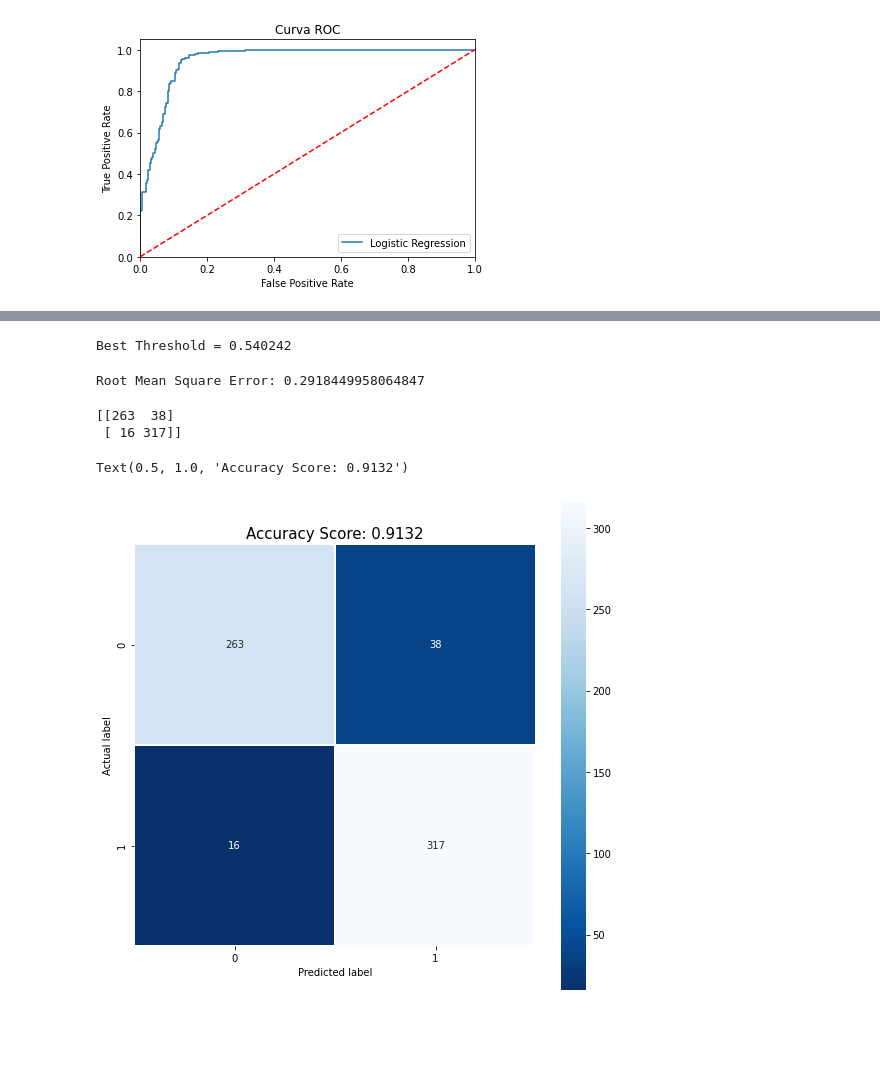
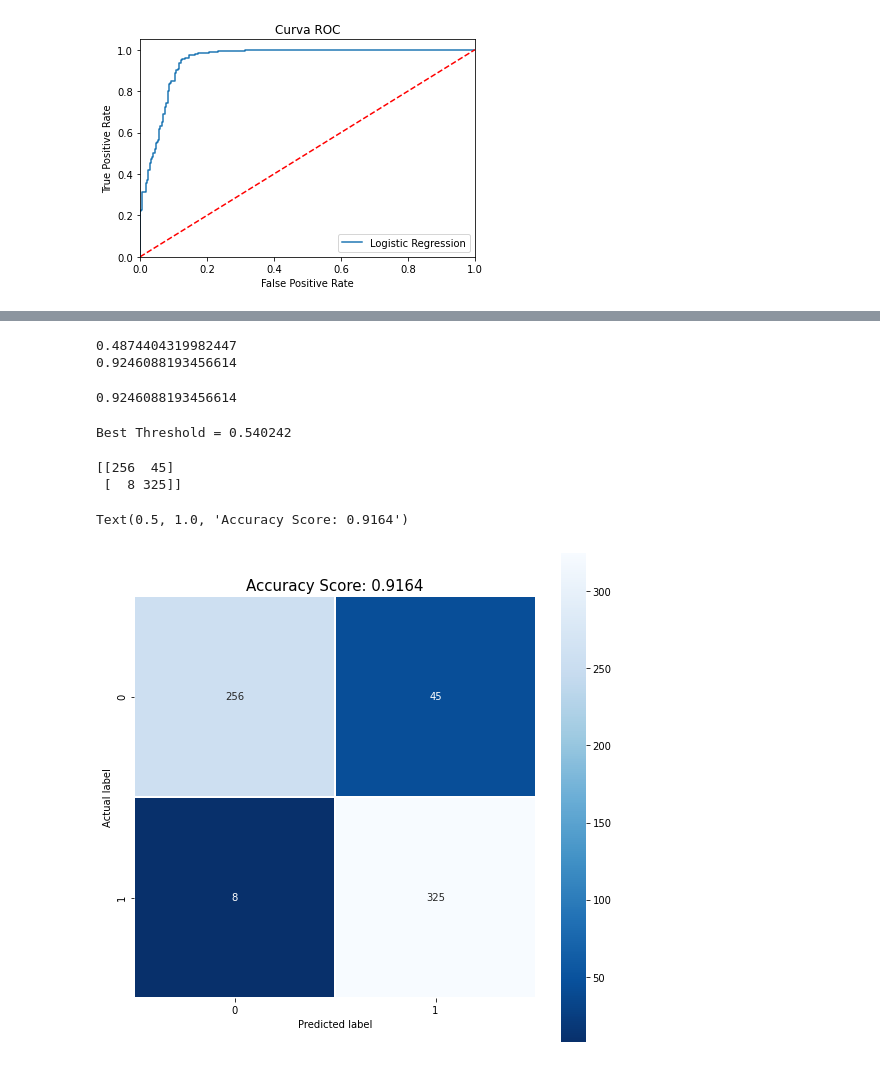
Before and after one commit to arlindots/maclea, a Jupyter notebook: efcdois.ipynb, the cells around one changed output, grey strips where cells are left out. Saved outputs shown, nothing was run; the diff lists cells and outputs as text; code cells hidden in the pictures; blank space fills up the shorter version.

```diff
--- a/efcdois.ipynb
+++ b/efcdois.ipynb
@@ -81,3 +105,5 @@ plt.show()
+# %%
+f1score = np.nan_to_num(2*recallvec*precisionvec/(recallvec+precisionvec))
 # %%
 plt.plot(fpr, tpr, label='Logistic Regression')
 plt.plot([0, 1], [0, 1],'r--')
@@ -93 +128,13 @@ plt.show()
+# %%
+bestf1 = f1score[f1score.argmax()]
+besthresh = thresholds[f1score.argmax()]
+print(besthresh)
+print(bestf1)
+# %% [output]
+0.4874404319982447
+0.9246088193456614
+# %%
+f1_score(ytest, ypred)
+# %% [output]
+0.9246088193456614
 # %%
@@ -99,24 +146,20 @@ print('Best Threshold = %f' % thresholds[index_geo])
 Best Threshold = 0.540242
 # %%
 # predição com o valor ótimo encontrado para threshold
-ypred1 = (logreg.predict_proba(Xtest)[:,1] >= 0.541986).astype(int)
-
-print("Root Mean Square Error:",rmse(ytest,ypred1))
+ypred = (logreg.predict_proba(Xtest)[:,1] >= besthresh).astype(int)
-# %% [output]
-Root Mean Square Error: 0.2918449958064847
 # %%
-cmatrix1 = sk.confusion_matrix(ytest,ypred1)
+cmatrix1 = sk.confusion_matrix(ytest,ypred)
 print(cmatrix1)
 # %% [output]
-[[263  38]
- [ 16 317]]
+[[256  45]
+ [  8 325]]
 # %%
 plt.figure(figsize=(9,9))
 sns.heatmap(cmatrix1, annot=True, fmt=".0f", linewidths=.5, square = True, cmap = 'Blues_r');
 plt.ylabel('Actual label');
 plt.xlabel('Predicted label');
-all_sample_title = 'Accuracy Score: {:.4f}'.format(logreg.score(Xtest, ytest))
+all_sample_title = 'Accuracy Score: {:.4f}'.format(accuracy_score(ytest,ypred))
 plt.title(all_sample_title, size = 15)
 # %% [output]
-Text(0.5, 1.0, 'Accuracy Score: 0.9132')
+Text(0.5, 1.0, 'Accuracy Score: 0.9164')
-[figure, old version]
+[figure, new version]
```
Also changed, not shown: parts of 14 cells of this notebook.
